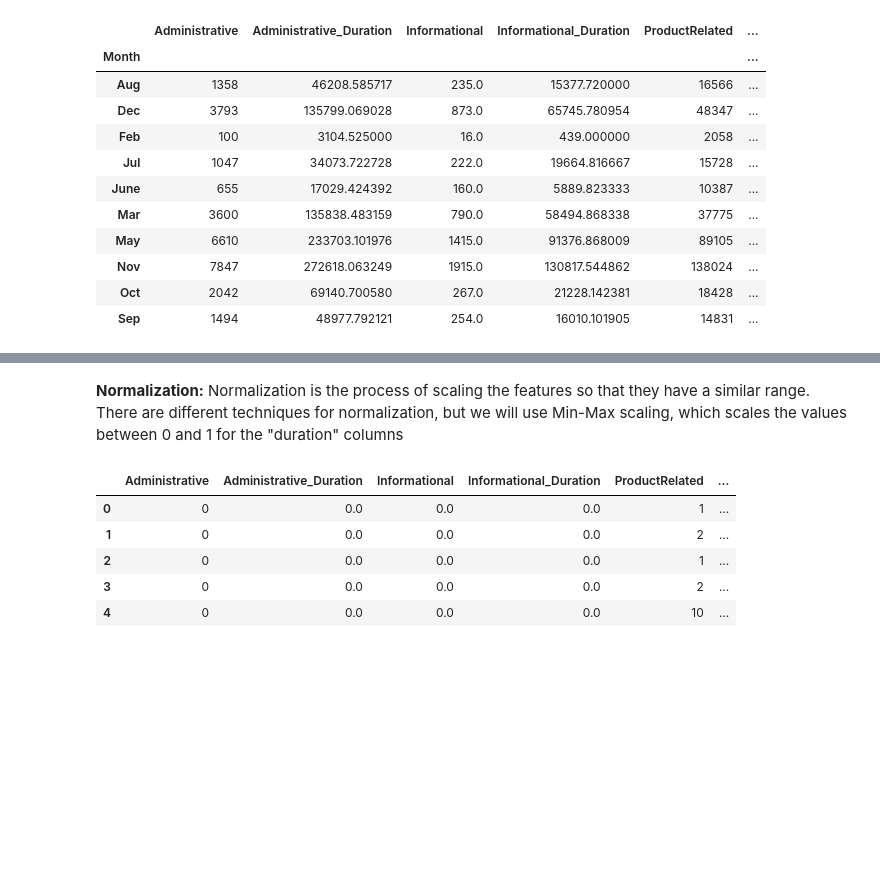
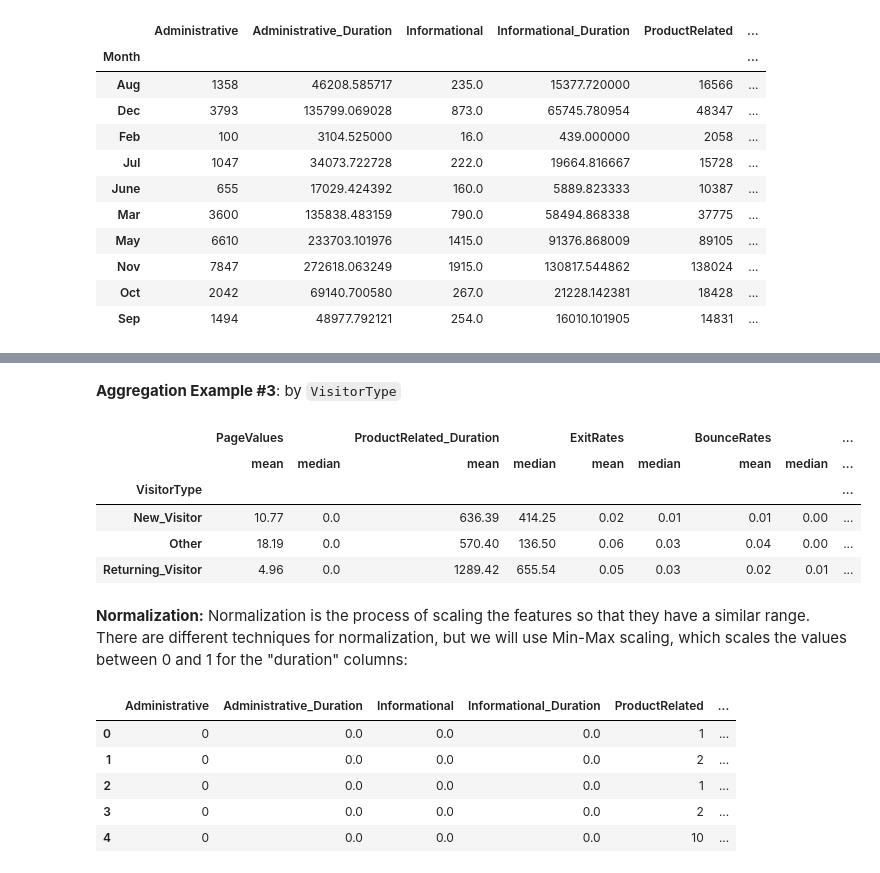
Before and after one commit to murissaab1976/Module7, a Jupyter notebook: MurisSaab_FinalProject.ipynb, the cells around one changed output, grey strips where cells are left out. Cells and saved outputs as stored; diff of their text form; code cells hidden in the pictures; blank space fills up the shorter version.

````diff
--- a/MurisSaab_FinalProject.ipynb
+++ b/MurisSaab_FinalProject.ipynb
@@ -99,6 +157,29 @@ agg_df
+# %% [markdown]
+**Aggregation Example #3**: by ```VisitorType```
+# %%
+# Groupby & multiple aggregations on different columns
+# grouped by VisitorType
+visitorSummary_df = df.groupby('VisitorType').\
+    aggregate({'PageValues': ['mean', 'median'],
+  'ProductRelated_Duration': ['mean', 'median'],
+                'ExitRates': ['mean', 'median'],
+              'BounceRates': ['mean', 'median'],
+                  'Revenue': 'sum'})
+
+# Round the values to 2 decimal places
+visitorSummary_df = visitorSummary_df.round(2)
+
+visitorSummary_df
+# %% [output]
+|  | PageValues |  | ProductRelated_Duration |  | ExitRates |  | BounceRates |  | ... |
+|  | mean | median | mean | median | mean | median | mean | median | ... |
+| VisitorType |  |  |  |  |  |  |  |  | ... |
+| New_Visitor | 10.77 | 0.0 | 636.39 | 414.25 | 0.02 | 0.01 | 0.01 | 0.00 | ... |
+| Other | 18.19 | 0.0 | 570.40 | 136.50 | 0.06 | 0.03 | 0.04 | 0.00 | ... |
+| Returning_Visitor | 4.96 | 0.0 | 1289.42 | 655.54 | 0.05 | 0.03 | 0.02 | 0.01 | ... |
 # %% [markdown]
 **Normalization:**
-Normalization is the process of scaling the features so that they have a similar range. There are different techniques for normalization, but we will use Min-Max scaling, which scales the values between 0 and 1 for the "duration" columns
+Normalization is the process of scaling the features so that they have a similar range. There are different techniques for normalization, but we will use Min-Max scaling, which scales the values between 0 and 1 for the "duration" columns:
 # %%
 from sklearn.preprocessing import MinMaxScaler
 
````
Also changed, not shown: parts of 17 cells of this notebook.
